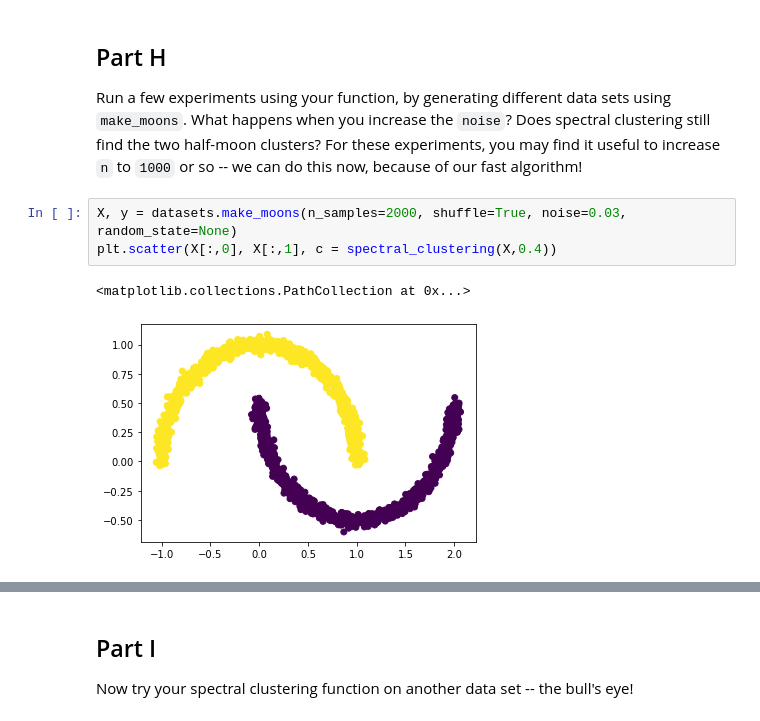
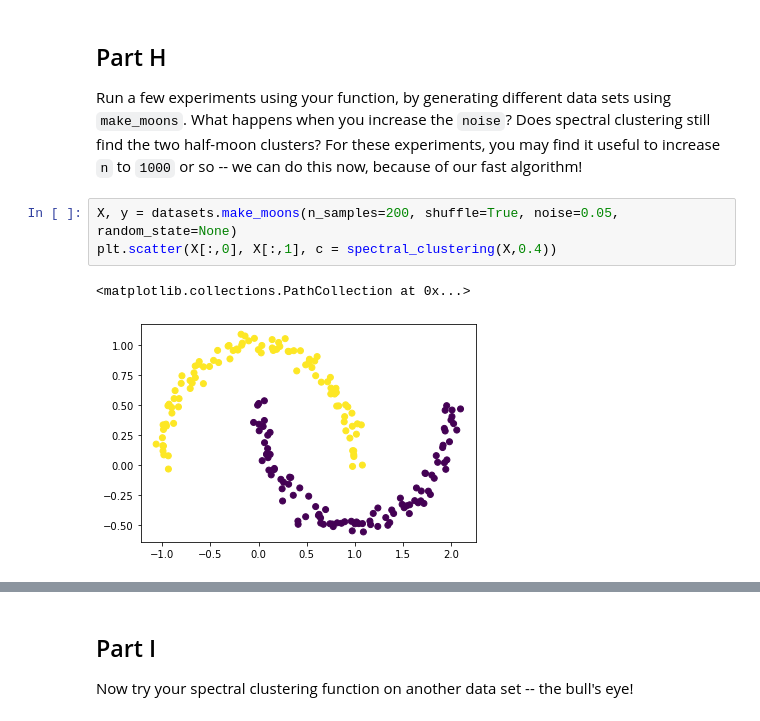
Before and after one commit to libbyrencc/post, a Jupyter notebook: post4/spectral-clustering.ipynb, the cells around one changed output, grey strips where cells are left out. Drawn from its saved outputs; the diff is of its cells as text.

```diff
--- a/post4/spectral-clustering.ipynb
+++ b/post4/spectral-clustering.ipynb
@@ -408,11 +409,11 @@ def spectral_clustering(X, epsilon):
 
 Run a few experiments using your function, by generating different data sets using `make_moons`. What happens when you increase the `noise`? Does spectral clustering still find the two half-moon clusters? For these experiments, you may find it useful to increase `n` to `1000` or so -- we can do this now, because of our fast algorithm!
 # %%
-X, y = datasets.make_moons(n_samples=2000, shuffle=True, noise=0.03, random_state=None)
+X, y = datasets.make_moons(n_samples=200, shuffle=True, noise=0.05, random_state=None)
 plt.scatter(X[:,0], X[:,1], c = spectral_clustering(X,0.4))
 # %% [output]
 <matplotlib.collections.PathCollection at 0x...>
-[figure, old version]
+[figure, new version]
 # %%
 X, y = datasets.make_moons(n_samples=2000, shuffle=True, noise=0.1, random_state=None)
 plt.scatter(X[:,0], X[:,1], c = spectral_clustering(X,0.4))
```
Also changed, not shown: parts of 7 cells of this notebook, 3 other files.
